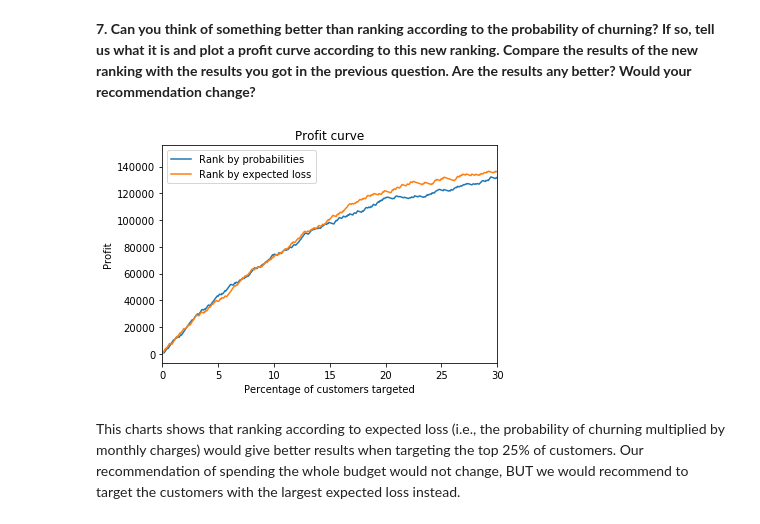
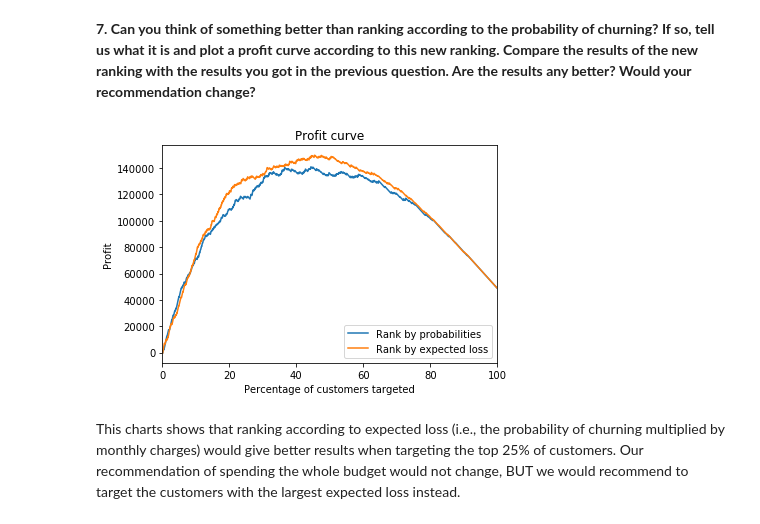
Before and after one commit to bwolfson2/foster_in_dev, a Jupyter notebook: Homeworks/HW 3 - Solutions.ipynb, the cells around one changed output. Drawn from its saved outputs; the diff is of its cells as text; code cells hidden in the pictures.

```diff
--- a/Homeworks/HW 3 - Solutions.ipynb
+++ b/Homeworks/HW 3 - Solutions.ipynb
@@ -77,7 +91,7 @@ def find_best(data, model_type, param_name, param_vals):
     best_auc = aucs[best_ix]
     best_param = param_vals[best_ix]
     print("Best {0} with {1}={2}. AUC: {3}".format(model_type.__name__, param_name, best_param, round(best_auc, 2)))
-    return model_type(**{param_name: param_val})
+    return model_type(**{param_name: best_param})
 
 tree_params = np.power(2, range(10))
 best_tree = find_best(df_train, DecisionTreeClassifier, "min_samples_leaf", tree_params)
@@ -168,10 +182,10 @@ __7. Can you think of something better than ranking according to the probability
 # %%
 plot_profit_curve(df_test, model)
 plot_profit_curve(df_test, model, False)
-plt.xlim(xmin=0, xmax=30)
+plt.xlim(xmin=0, xmax=100)
 plt.show()
 # %% [output]
-[figure, old version]
+[figure, new version]
 # %% [markdown]
 This charts shows that ranking according to expected loss (i.e., the probability of churning multiplied by monthly charges) would give better results when targeting the top 25% of customers. Our recommendation of spending the whole budget would not change, BUT we would recommend to target the customers with the largest expected loss instead.
 # %% [markdown]
```
Also changed, not shown: parts of 6 cells of this notebook, 7 other files.
